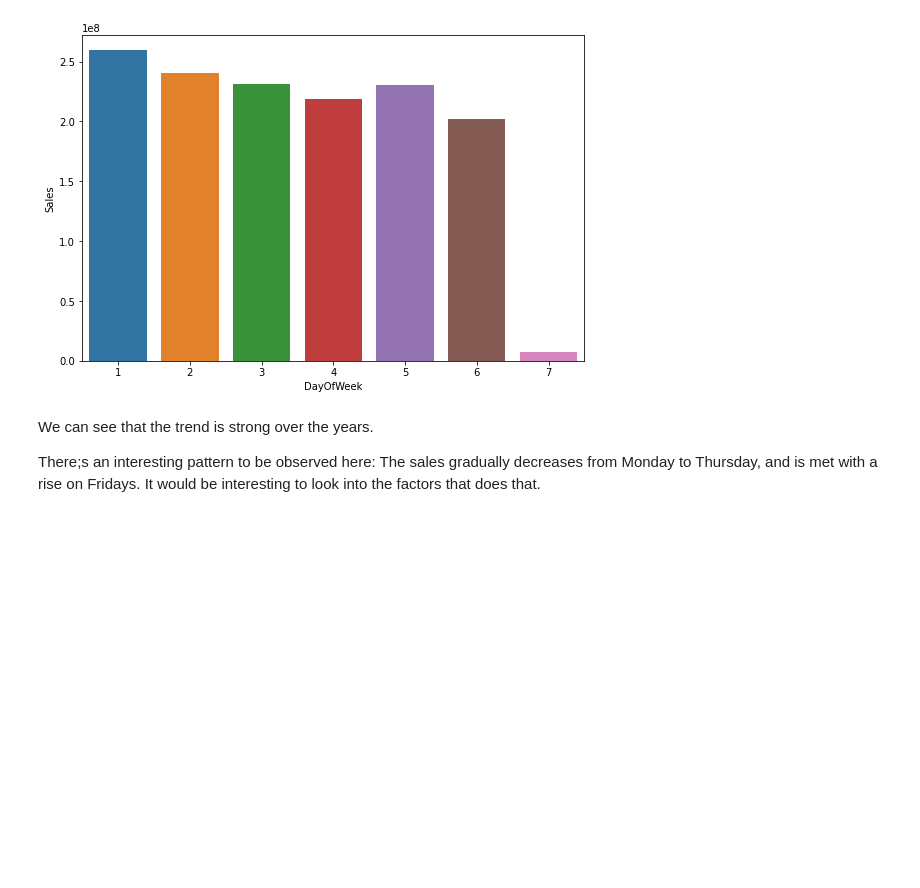
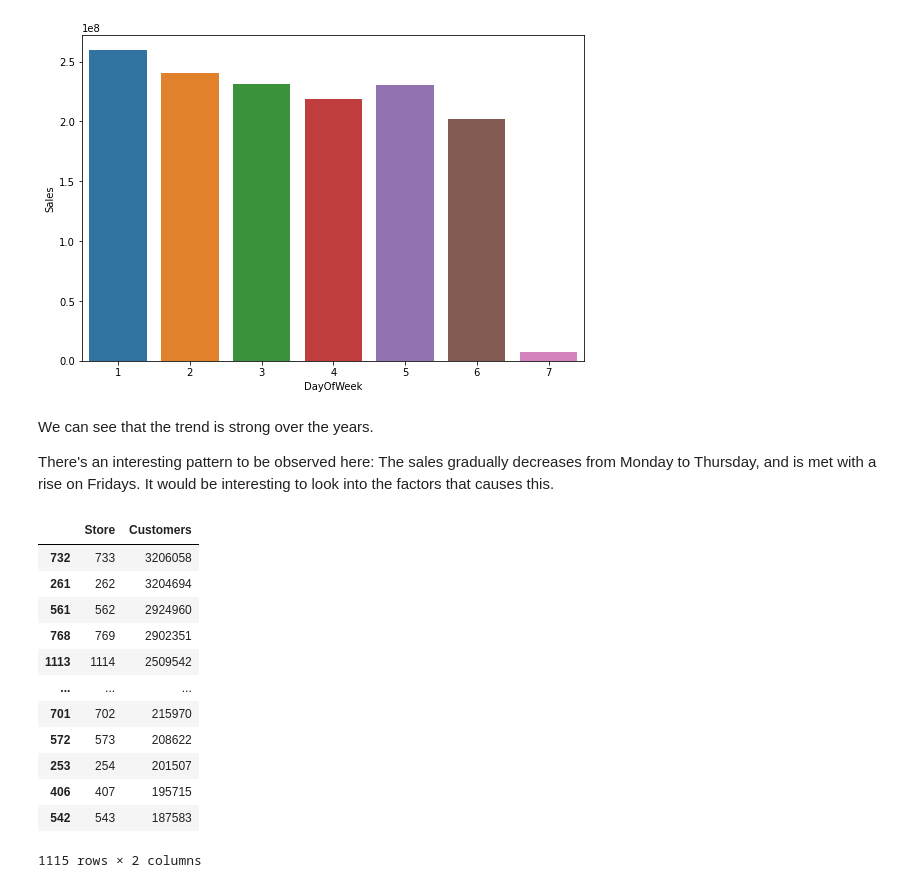
Before and after one commit to cpvivek/Rossman-Sales-Prediction-Machine-Learning-Regression-Model, a Jupyter notebook: Rossmann_Sales_Prediction_Capstone_Project_Vivek_CP.ipynb, the cells around one changed output. Drawn from its saved outputs; the diff is of its cells as text; code cells hidden in the pictures; blank space fills up the shorter version.

```diff
--- a/Rossmann_Sales_Prediction_Capstone_Project_Vivek_CP.ipynb
+++ b/Rossmann_Sales_Prediction_Capstone_Project_Vivek_CP.ipynb
@@ -381,5 +353,23 @@ plt.show()
 # %% [markdown]
 We can see that the trend is strong over the years.
 
-There;s an interesting pattern to be observed here:
-The sales gradually decreases from Monday to Thursday, and is met with a rise on Fridays. It would be interesting to look into the factors that does that.
+There's an interesting pattern to be observed here:
+The sales gradually decreases from Monday to Thursday, and is met with a rise on Fridays. It would be interesting to look into the factors that causes this.
+# %%
+#Let's see which store brings in most customers.
+
+dataset.groupby('Store')['Customers'].sum().reset_index().sort_values('Customers',ascending=False)
+# %% [output]
+|  | Store | Customers |
+| 732 | 733 | 3206058 |
+| 261 | 262 | 3204694 |
+| 561 | 562 | 2924960 |
+| 768 | 769 | 2902351 |
+| 1113 | 1114 | 2509542 |
+| ... | ... | ... |
+| 701 | 702 | 215970 |
+| 572 | 573 | 208622 |
+| 253 | 254 | 201507 |
+| 406 | 407 | 195715 |
+| 542 | 543 | 187583 |
+1115 rows × 2 columns
```
Also changed, not shown: parts of 44 cells of this notebook.
